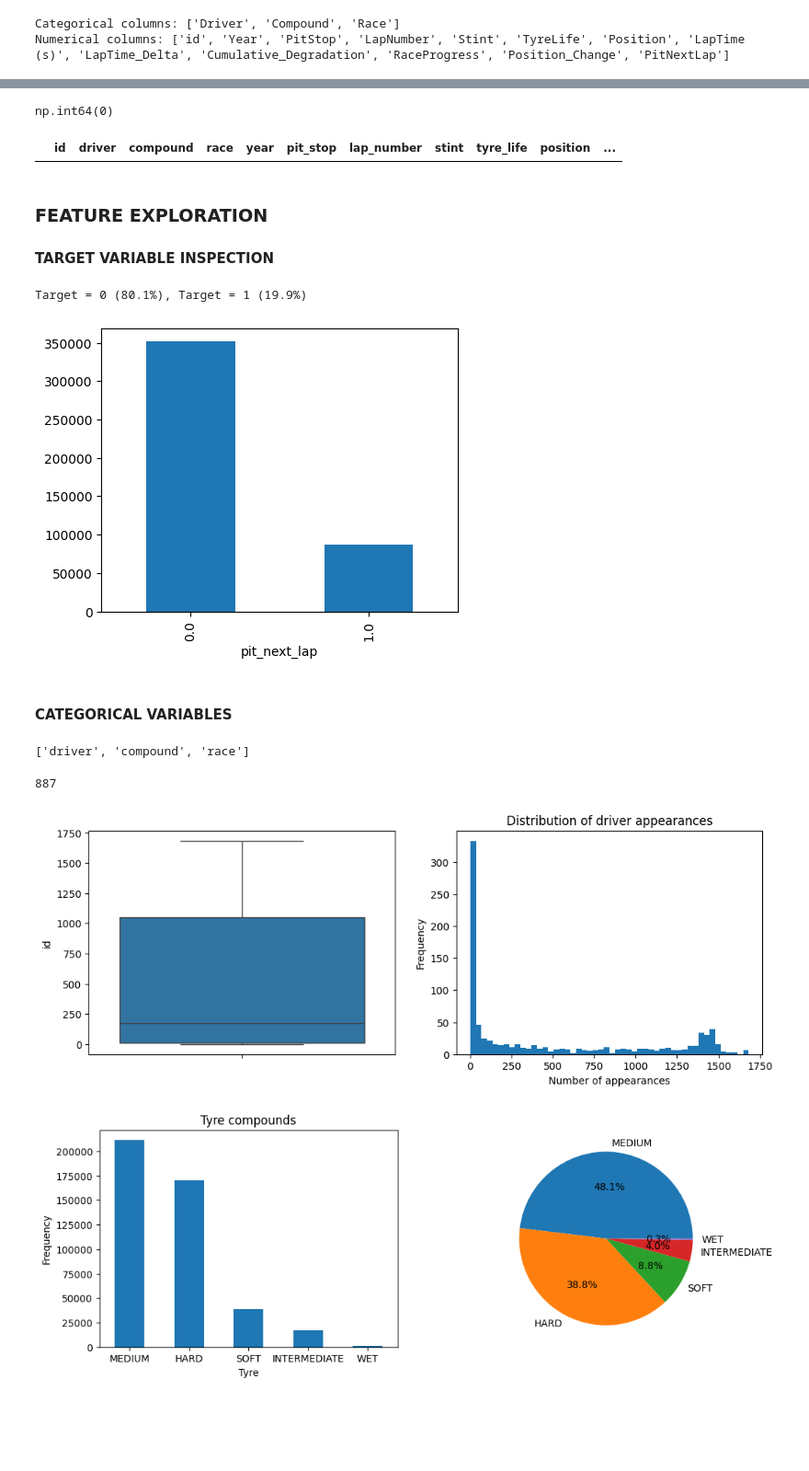
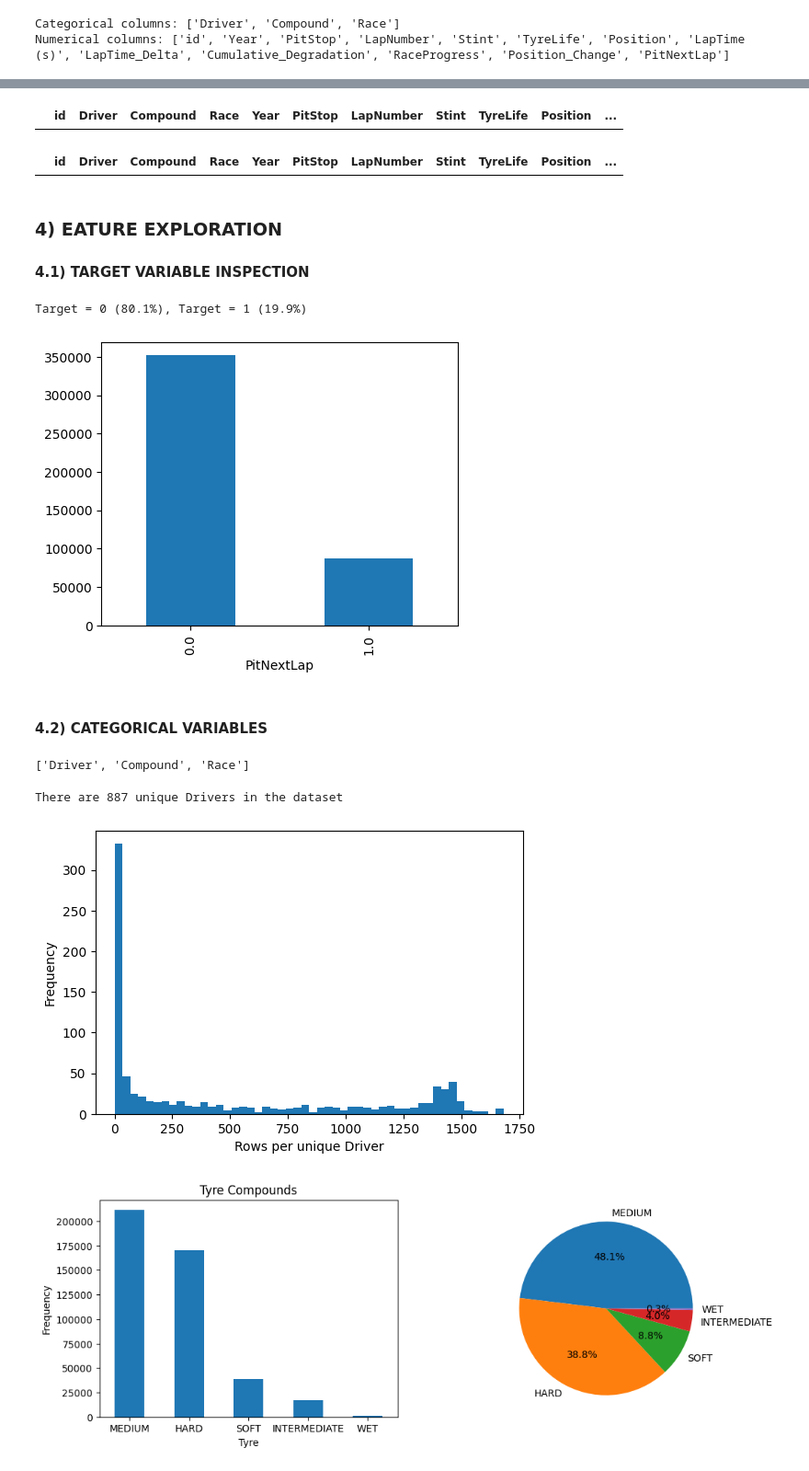
Before and after one commit to giacomoscanavini/data_science_notebooks, a Jupyter notebook: project_predicting_f1_pit_stops/predicting_f1_pit_stops.ipynb, the cells around one changed output, grey strips where cells are left out. Shown at 92% size. Saved outputs shown, nothing was run; the diff lists cells and outputs as text; code cells hidden in the pictures; blank space fills up the shorter version.

```diff
--- a/project_predicting_f1_pit_stops/predicting_f1_pit_stops.ipynb
+++ b/project_predicting_f1_pit_stops/predicting_f1_pit_stops.ipynb
@@ -79,25 +79,3 @@ print(f"Numerical columns: {df.select_dtypes(exclude='str').columns.tolist()}")
 # %% [output]
 Categorical columns: ['Driver', 'Compound', 'Race']
 Numerical columns: ['id', 'Year', 'PitStop', 'LapNumber', 'Stint', 'TyreLife', 'Position', 'LapTime (s)', 'LapTime_Delta', 'Cumulative_Degradation', 'RaceProgress', 'Position_Change', 'PitNextLap']
-# %%
-# Clean column names
-map_names = {
-    "Driver": "driver",
-    "Compound": "compound",
-    "Race": "race",
-    "Year": "year",
-    "PitStop": "pit_stop",
-    "LapNumber": "lap_number",
-    "Stint": "stint",
-    "TyreLife": "tyre_life",
-    "Position": "position",
-    "LapTime (s)": "lap_time_s",
-    "LapTime_Delta": "lap_time_delta",
-    "Cumulative_Degradation": "cumulative_degradation",
-    "RaceProgress": "race_progress",
-    "Position_Change": "position_change",
-    "PitNextLap": "pit_next_lap",
-}
-
-df = df.rename(columns=map_names)
-df_test = df_test.rename(columns=map_names)
@@ -146,49 +104,46 @@ pit_next_lap              0
 dtype: int64
 # %%
 # Duplicate rows
-df.duplicated().sum()
+df[df.duplicated()]
 # %% [output]
-np.int64(0)
+|  | id | Driver | Compound | Race | Year | PitStop | LapNumber | Stint | TyreLife | Position | ... |
 # %%
-duplicate_keys = ["driver", "race", "year", "lap_number"]
+duplicate_keys = ["Driver", "Race", "Year", "LapNumber"]
 duplicates = df[df.duplicated(subset=duplicate_keys, keep=False)]
 duplicates.sort_values(duplicate_keys)
 # %% [output]
-|  | id | driver | compound | race | year | pit_stop | lap_number | stint | tyre_life | position | ... |
+|  | id | Driver | Compound | Race | Year | PitStop | LapNumber | Stint | TyreLife | Position | ... |
 # %% [markdown]
-### FEATURE EXPLORATION
-#### TARGET VARIABLE INSPECTION
+### 4) EATURE EXPLORATION
+#### 4.1) TARGET VARIABLE INSPECTION
 # %%
 fig, ax = plt.subplots(1, 1, figsize=(5, 4))
-df.groupby('pit_next_lap').id.count().plot(kind='bar')
-percent = (df.groupby('pit_next_lap').id.count() / df.shape[0]).tolist()
+df.groupby('PitNextLap').id.count().plot(kind='bar')
+percent = (df.groupby('PitNextLap').id.count() / df.shape[0]).tolist()
 print(f"Target = 0 ({round(percent[0] * 100, 1)}%), Target = 1 ({round(percent[1] * 100, 1)}%)")
 # %% [output]
 Target = 0 (80.1%), Target = 1 (19.9%)
-[figure, old version]
+[figure, new version]
 # %% [markdown]
-#### CATEGORICAL VARIABLES
+#### 4.2) CATEGORICAL VARIABLES
 # %%
 print(df.select_dtypes(include='str').columns.tolist())
 # %% [output]
-['driver', 'compound', 'race']
+['Driver', 'Compound', 'Race']
 # %%
 # Driver
-df.driver.nunique()
+print(f"There are {df.Driver.nunique()} unique Drivers in the dataset")
 # %% [output]
-887
+There are 887 unique Drivers in the dataset
 # %%
-fig, ax = plt.subplots(1, 2, figsize=(12, 4))
-sns.boxplot(df.groupby('driver').id.count(), ax=ax[0])
-
-df.groupby('driver').id.count().plot(kind='hist', bins=50, ax=ax[1])
-ax[1].set_title('Distribution of driver appearances')
-ax[1].set_xlabel('Number of appearances')
-ax[1].set_ylabel('Frequency')
+fig, ax = plt.subplots(1, 1, figsize=(6, 4))
+df.groupby('Driver').id.count().plot(kind='hist', bins=50, ax=ax)
+ax.set_xlabel('Rows per unique Driver')
+ax.set_ylabel('Frequency')
 
 plt.show()
 # %% [output]
-[figure, old version]
+[figure, new version]
 # %%
 # Compound
 fig, ax = plt.subplots(1, 2, figsize=(12,4))
```
Also changed, not shown: parts of 20 cells of this notebook.
